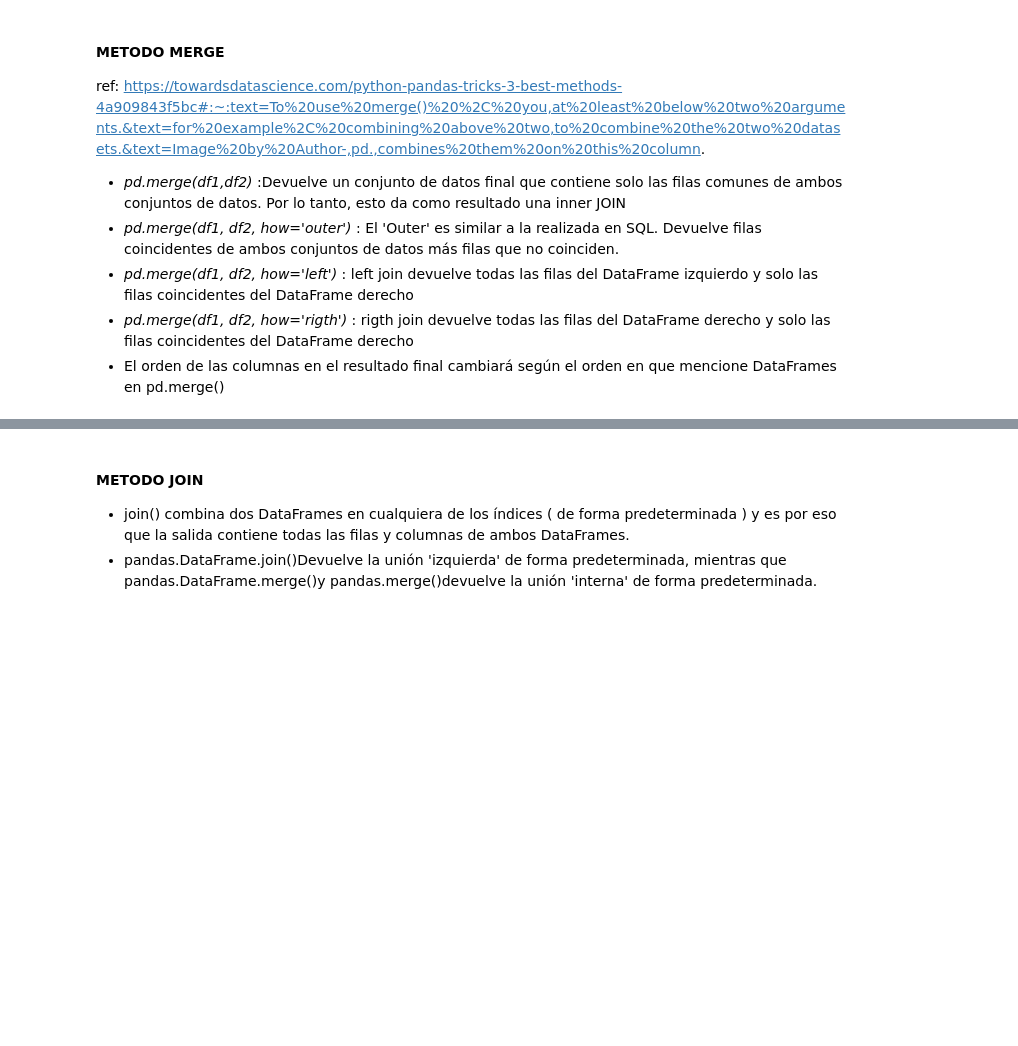
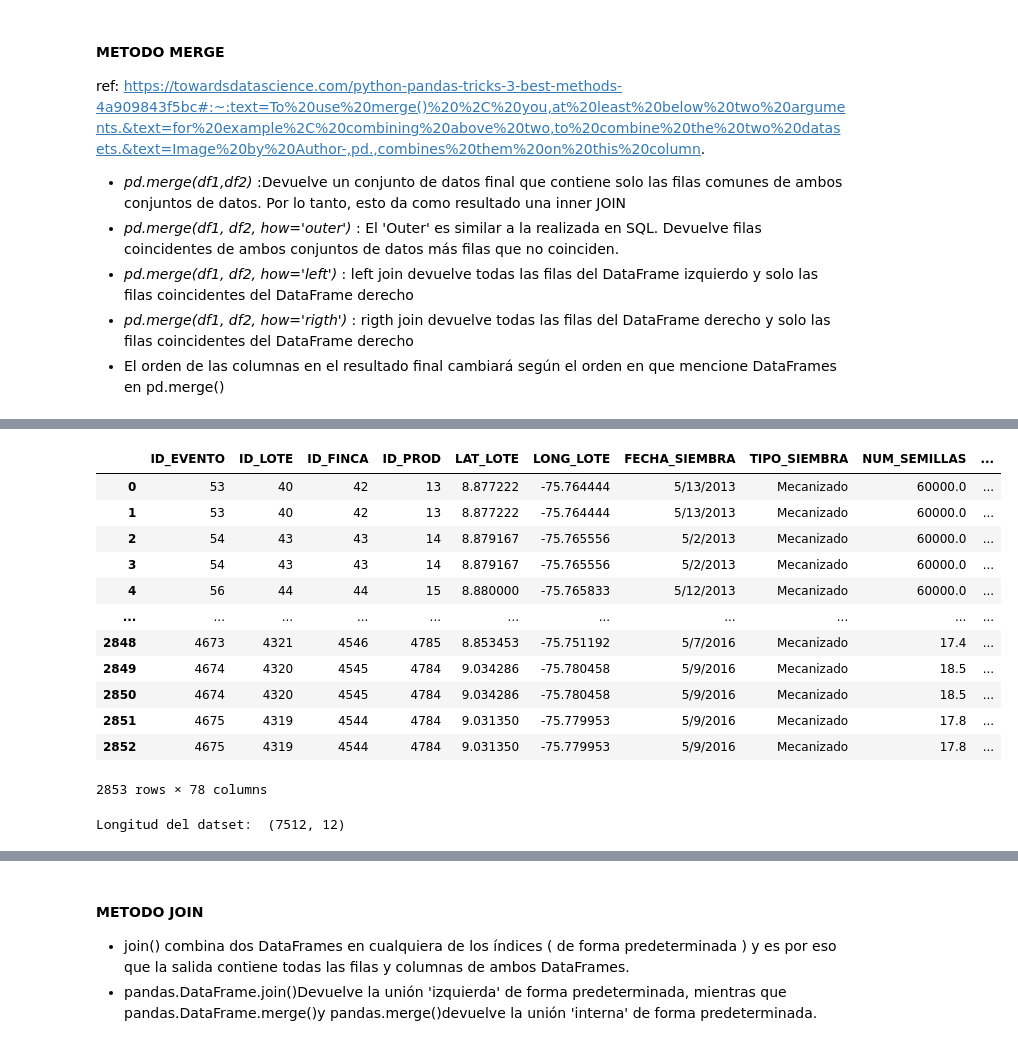
Before and after one commit to GermanMoran/TesisMaestria, a Jupyter notebook: codigos/EDA_CIAT_FENALCE.ipynb, the cells around one changed output, grey strips where cells are left out. Drawn from its saved outputs; the diff is of its cells as text; code cells hidden in the pictures; blank space fills up the shorter version.

Commit message:
nuevos cambios limpieza de datos

```diff
--- a/codigos/EDA_CIAT_FENALCE.ipynb
+++ b/codigos/EDA_CIAT_FENALCE.ipynb
@@ -253,0 +266,5 @@ df_cordoba.head(5)
+# %%
+# lectura del archivo controls
+controls = pd.read_csv("../Datos/Controls_3.csv")
+print("Longitud del datset: ",controls.shape)
+controls.head(5)
@@ -253,0 +279,26 @@ df_cordoba.head(5)
+# %%
+# Merge cultivos cordoba vs controls
+df_cultivosCordoba_controls = pd.merge(df_cordoba,controls)
+df_cultivosCordoba_controls
+# %% [output]
+|  | ID_EVENTO | ID_LOTE | ID_FINCA | ID_PROD | LAT_LOTE | LONG_LOTE | FECHA_SIEMBRA | TIPO_SIEMBRA | NUM_SEMILLAS | ... |
+| 0 | 53 | 40 | 42 | 13 | 8.877222 | -75.764444 | 5/13/2013 | Mecanizado | 60000.0 | ... |
+| 1 | 53 | 40 | 42 | 13 | 8.877222 | -75.764444 | 5/13/2013 | Mecanizado | 60000.0 | ... |
+| 2 | 54 | 43 | 43 | 14 | 8.879167 | -75.765556 | 5/2/2013 | Mecanizado | 60000.0 | ... |
+| 3 | 54 | 43 | 43 | 14 | 8.879167 | -75.765556 | 5/2/2013 | Mecanizado | 60000.0 | ... |
+| 4 | 56 | 44 | 44 | 15 | 8.880000 | -75.765833 | 5/12/2013 | Mecanizado | 60000.0 | ... |
+| ... | ... | ... | ... | ... | ... | ... | ... | ... | ... | ... |
+| 2848 | 4673 | 4321 | 4546 | 4785 | 8.853453 | -75.751192 | 5/7/2016 | Mecanizado | 17.4 | ... |
+| 2849 | 4674 | 4320 | 4545 | 4784 | 9.034286 | -75.780458 | 5/9/2016 | Mecanizado | 18.5 | ... |
+| 2850 | 4674 | 4320 | 4545 | 4784 | 9.034286 | -75.780458 | 5/9/2016 | Mecanizado | 18.5 | ... |
+| 2851 | 4675 | 4319 | 4544 | 4784 | 9.031350 | -75.779953 | 5/9/2016 | Mecanizado | 17.8 | ... |
+| 2852 | 4675 | 4319 | 4544 | 4784 | 9.031350 | -75.779953 | 5/9/2016 | Mecanizado | 17.8 | ... |
+2853 rows × 78 columns
+# %%
+# lectura del archivo
+fertilizations = pd.read_csv("../Datos/Fertilizations_3_Maiz_limpia.csv",sep=',',on_bad_lines='skip')
+print("Longitud del datset: ",fertilizations.shape)
+columnas_eliminar_fertilizations = ["PROD_ORG","PROD_ENM"]
+df_fertilizations = fertilizations.drop(columnas_eliminar_fertilizations, axis=1)
+# %% [output]
+Longitud del datset:  (7512, 12)
```
Also changed, not shown: parts of 7 cells of this notebook, 2 other files.
